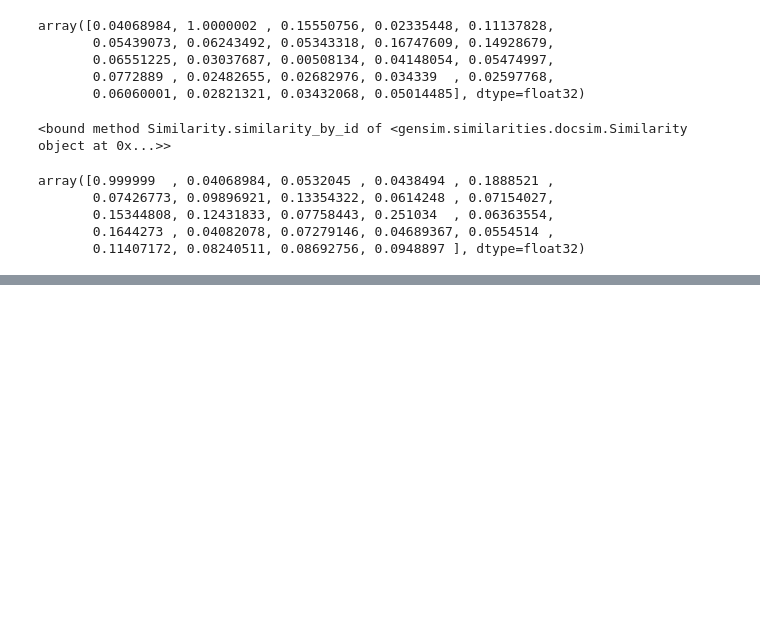
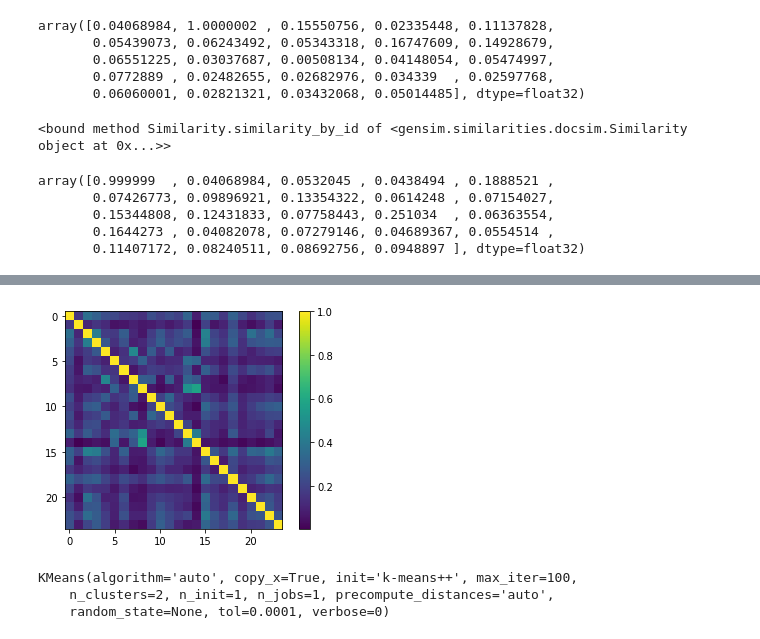
Before and after one commit to wbreilly/python_psc290, a Jupyter notebook: hw/psc290_python_finalproject.ipynb, the cells around one changed output, grey strips where cells are left out. Drawn from its saved outputs; the diff is of its cells as text; code cells hidden in the pictures; blank space fills up the shorter version.

```diff
--- a/hw/psc290_python_finalproject.ipynb
+++ b/hw/psc290_python_finalproject.ipynb
@@ -111,0 +133,16 @@ AttributeError: 'list' object has no attribute 'lower'
+# %%
+# with stopwords removed
+plt.imshow(dense_pairsim)
+plt.colorbar()
+plt.show()
+# %% [output]
+[figure, added]
+# %%
+# gimme two clusters
+true_k = 2
+model = KMeans(n_clusters=true_k, init='k-means++', max_iter=100, n_init=1)
+model.fit(tfidf)
+# %% [output]
+KMeans(algorithm='auto', copy_x=True, init='k-means++', max_iter=100,
+    n_clusters=2, n_init=1, n_jobs=1, precompute_distances='auto',
+    random_state=None, tol=0.0001, verbose=0)
```
Also changed, not shown: parts of 11 cells of this notebook.
